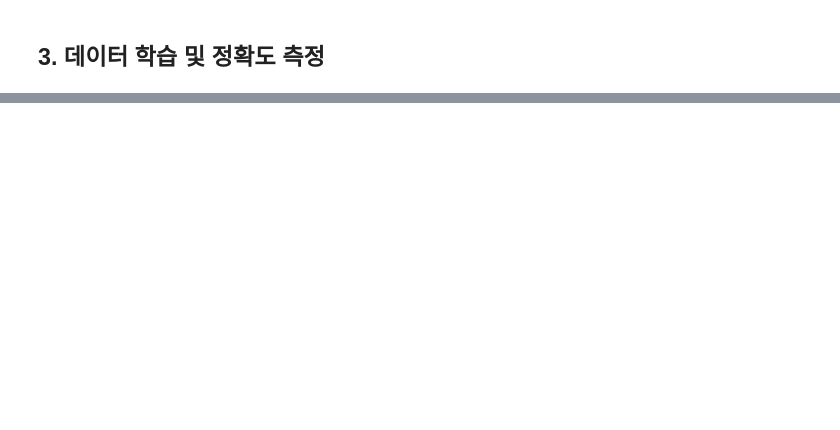
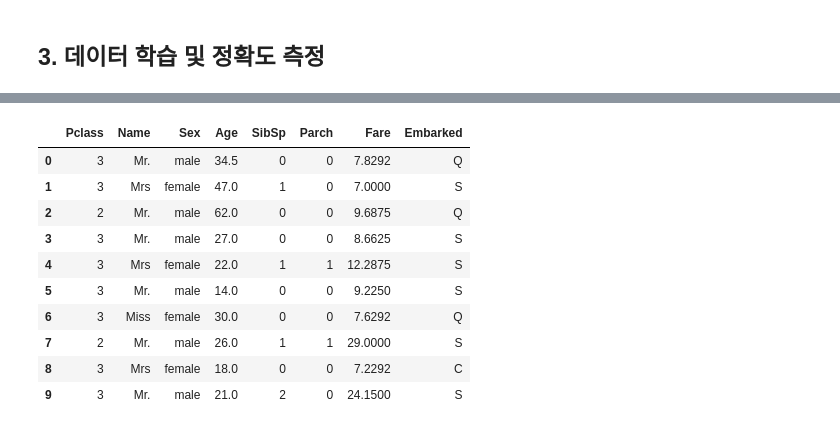
Before and after one commit to Kangchangwoo1/Code_Study, a Jupyter notebook: Python/Kaggle_Project/week01_Titanic_Machine_Learning_from_Disaster/Baseline_Processing.ipynb, the cells around one changed output, grey strips where cells are left out. Drawn from its saved outputs; the diff is of its cells as text; code cells hidden in the pictures; blank space fills up the shorter version.

```diff
--- a/Python/Kaggle_Project/week01_Titanic_Machine_Learning_from_Disaster/Baseline_Processing.ipynb
+++ b/Python/Kaggle_Project/week01_Titanic_Machine_Learning_from_Disaster/Baseline_Processing.ipynb
@@ -614,0 +363,17 @@ plt.show()
+# %%
+load_csv.Age = load_csv.Age.fillna(load_csv.Age.mean())
+# %%
+load_csv.Fare = load_csv.Fare.fillna(load_csv.Fare.mean())
+# %%
+for i in range(len(load_csv.Name)):
+    a =load_csv.Name[i].split()
+    if 'Mr.' in a :
+        load_csv.Name[i] = 'Mr.'
+    elif 'Miss.' in a :
+        load_csv.Name[i] = 'Miss'
+    elif 'Mrs.' in a :
+        load_csv.Name[i] = 'Mrs'
+    elif 'Master.' in a :
+        load_csv.Name[i] = 'Master'
+    else :
+        load_csv.Name[i] = 'nothing'
@@ -614,0 +403,16 @@ plt.show()
+# %%
+test_set = load_csv.drop(['PassengerId','Cabin','Ticket'],axis=1)
+# %%
+test_set.head(10)
+# %% [output]
+|  | Pclass | Name | Sex | Age | SibSp | Parch | Fare | Embarked |
+| 0 | 3 | Mr. | male | 34.5 | 0 | 0 | 7.8292 | Q |
+| 1 | 3 | Mrs | female | 47.0 | 1 | 0 | 7.0000 | S |
+| 2 | 2 | Mr. | male | 62.0 | 0 | 0 | 9.6875 | Q |
+| 3 | 3 | Mr. | male | 27.0 | 0 | 0 | 8.6625 | S |
+| 4 | 3 | Mrs | female | 22.0 | 1 | 1 | 12.2875 | S |
+| 5 | 3 | Mr. | male | 14.0 | 0 | 0 | 9.2250 | S |
+| 6 | 3 | Miss | female | 30.0 | 0 | 0 | 7.6292 | Q |
+| 7 | 2 | Mr. | male | 26.0 | 1 | 1 | 29.0000 | S |
+| 8 | 3 | Mrs | female | 18.0 | 0 | 0 | 7.2292 | C |
+| 9 | 3 | Mr. | male | 21.0 | 2 | 0 | 24.1500 | S |
```
Also changed, not shown: parts of 43 cells of this notebook, 2 other files.
